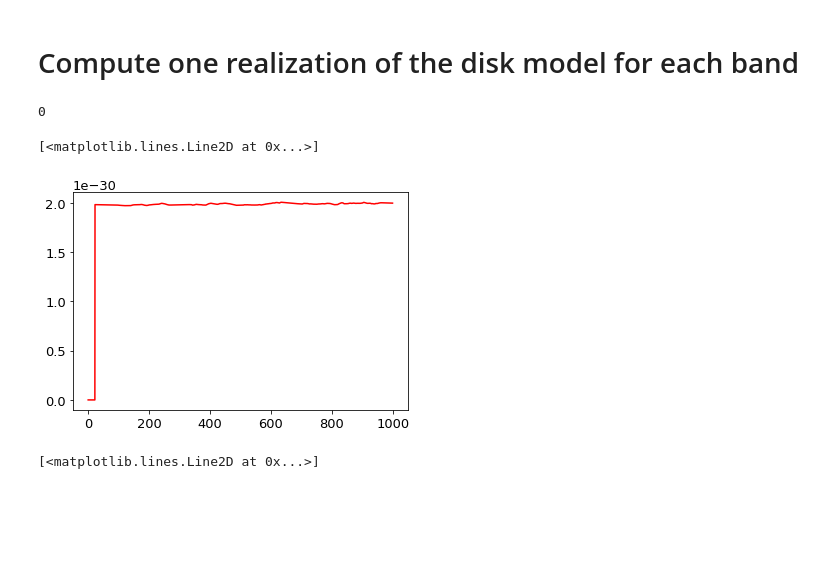
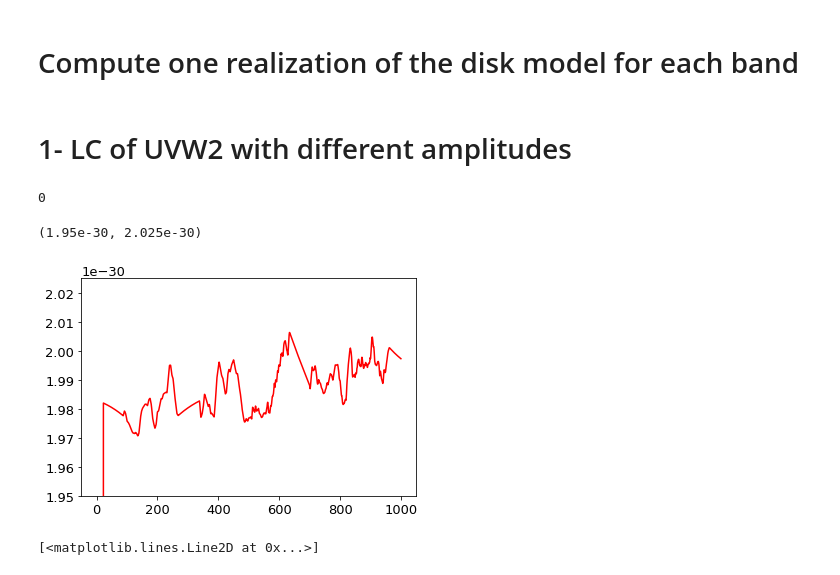
Before and after one commit to husnedereli/Reprocessing_disk, a Jupyter notebook: Compute_UVW2_LC_fitted_with_ADmodel.ipynb, the cells around one changed output. Cells and saved outputs as stored; diff of their text form; code cells hidden in the pictures; blank space fills up the shorter version.

```diff
--- a/Compute_UVW2_LC_fitted_with_ADmodel.ipynb
+++ b/Compute_UVW2_LC_fitted_with_ADmodel.ipynb
@@ -192 +215,3 @@ with PdfPages('LC_Output_Lstar_rescaled_no_timeshift.pdf') as pdf:
+# %% [markdown]
+# 1- LC of UVW2 with different amplitudes
 # %%
@@ -223,9 +225,10 @@ ad.LightCurve(0, time_ILC, flux_ILC, len(time_ILC), t, flux3, len(t), 1000.0)
 0
 # %%
 plt.plot(t, flux0, color = "red")
+plt.ylim(1.95e-30, 2.025e-30)
 # %% [output]
-[<matplotlib.lines.Line2D at 0x...>]
+(1.95e-30, 2.025e-30)
-[figure, old version]
+[figure, new version]
 # %%
 plt.plot(t, flux0, color = "red")
 plt.plot(t, flux1, color = "blue")
```
Also changed, not shown: parts of 35 cells of this notebook, 1 other file.
